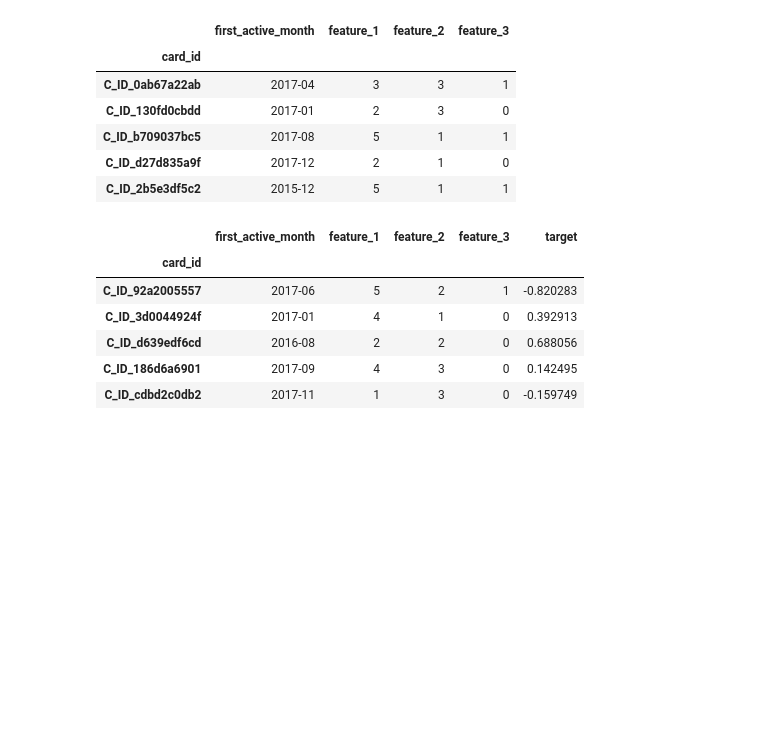
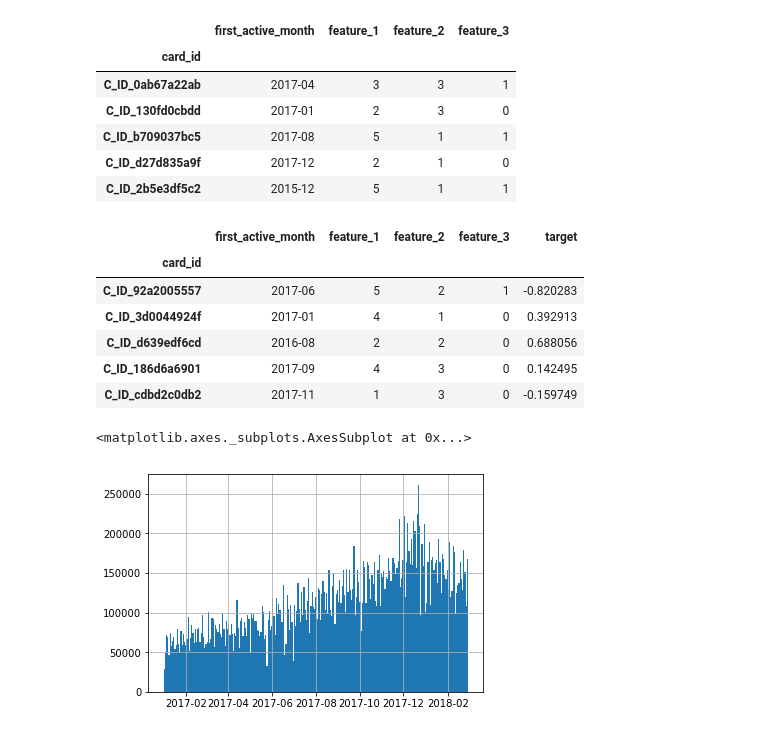
Before and after one commit to MitsuruFujiwara/Elo-Merchant-Category-Recommendation, a Jupyter notebook: src/901_EDA.ipynb, the cells around one changed output. Saved outputs shown, nothing was run; the diff lists cells and outputs as text; code cells hidden in the pictures; blank space fills up the shorter version.

```diff
--- a/src/901_EDA.ipynb
+++ b/src/901_EDA.ipynb
@@ -86,0 +99,5 @@ train_df[train_df.outliers==0].sort_values('target')[-100:].to_csv('../share/tar
+# %%
+historical_transactions.purchase_date.hist(bins=255)
+# %% [output]
+<matplotlib.axes._subplots.AxesSubplot at 0x...>
+[figure, added]
```
Also changed, not shown: parts of 13 cells of this notebook, 2 other files.
